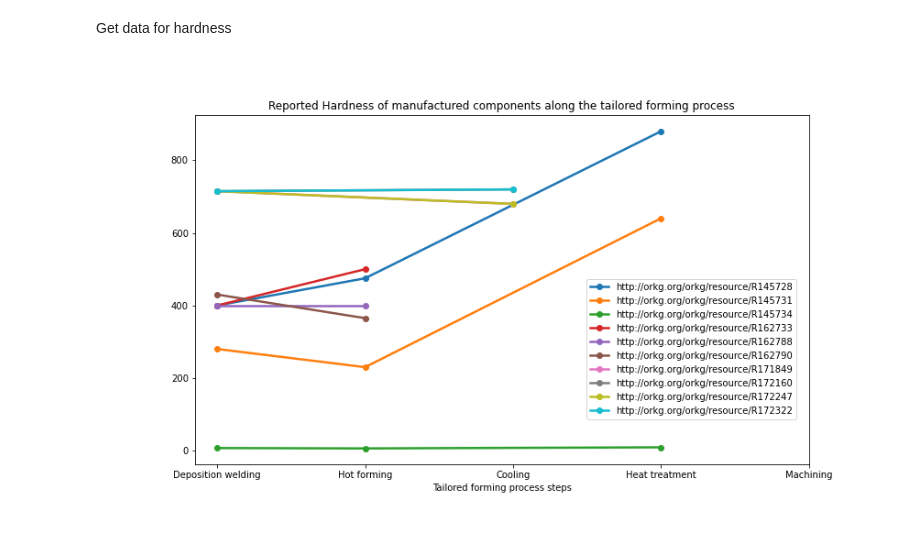
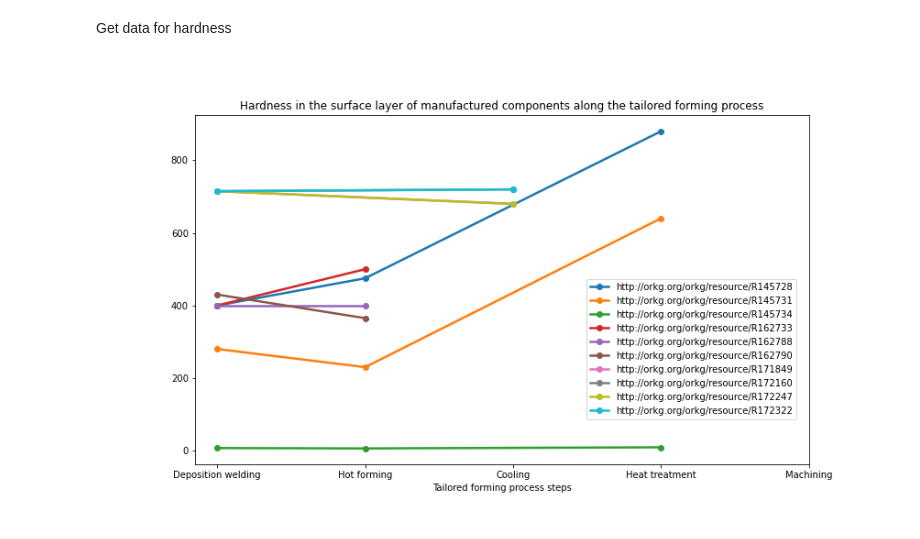
Before and after one commit to okarras/Jupyter-Notebooks, a Jupyter notebook: TailoredFormingAnalysis/tf_orkg.ipynb, the cells around one changed output. Saved outputs shown, nothing was run; the diff lists cells and outputs as text; code cells hidden in the pictures.

```diff
--- a/TailoredFormingAnalysis/tf_orkg.ipynb
+++ b/TailoredFormingAnalysis/tf_orkg.ipynb
@@ -120,22 +120,23 @@ steps = tf_data.sort_values('step_number')[['step_number', 'step_name']].drop_du
 # %%
 %matplotlib widget
 import matplotlib.pyplot as plt
 
+#fig, ax = plt.subplots(grouped_data.ngroups)
 fig, ax = plt.subplots()
 
 fig.set_size_inches(12, 7)
 
 for key, item in grouped_data:
     ax.plot(item['step_number'], item['calc_value'], marker='o', linewidth=2.5, label=key)
 
 ax.set_xticks(steps['step_number'])
 ax.set_xticklabels(steps['step_name'])
 
-ax.set_title('Reported Hardness of manufactured components along the tailored forming process')
+ax.set_title('Hardness in the surface layer of manufactured components along the tailored forming process')
 ax.set_xlabel('Tailored forming process steps')
 legend = ax.legend(loc='center left', bbox_to_anchor=(0.63, 0.33))
 
 plt.ion()
 plt.show()
 # %% [output]
-[figure, old version]
+[figure, new version]
```
Also changed, not shown: parts of 2 cells of this notebook.
